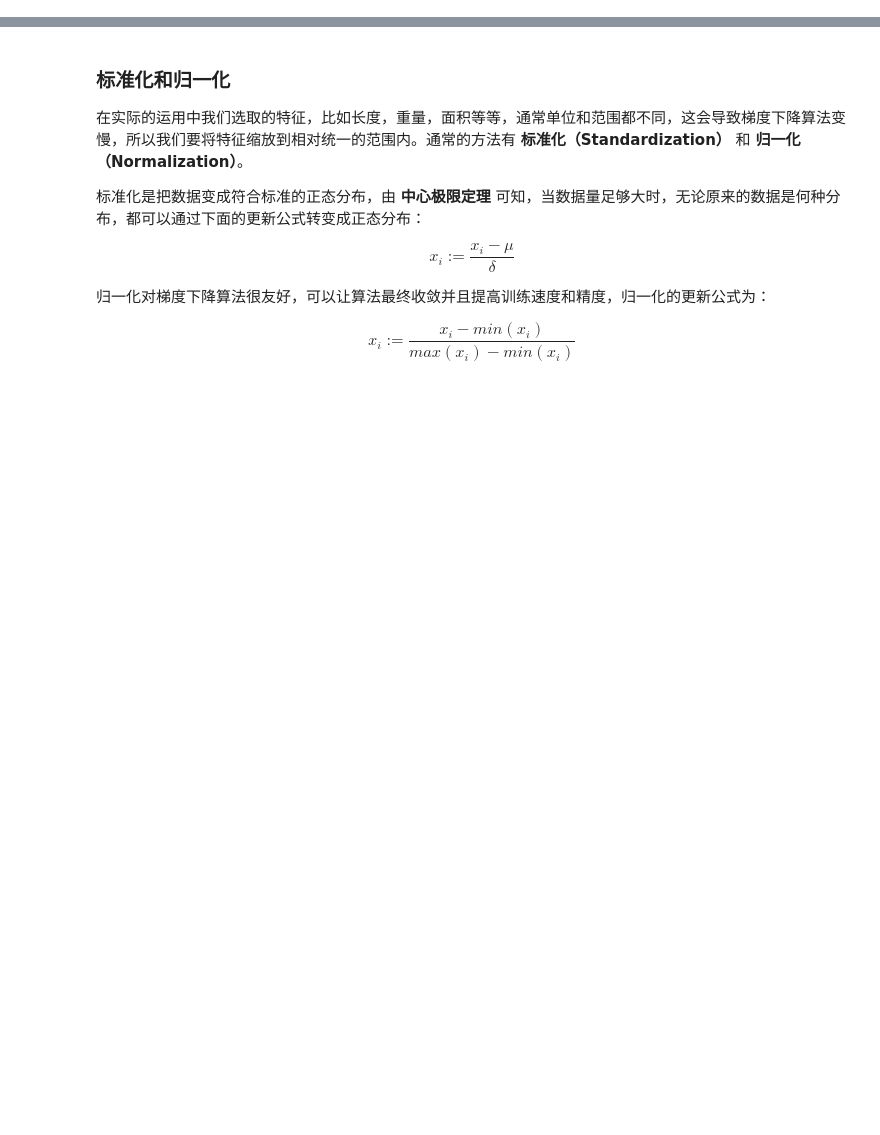
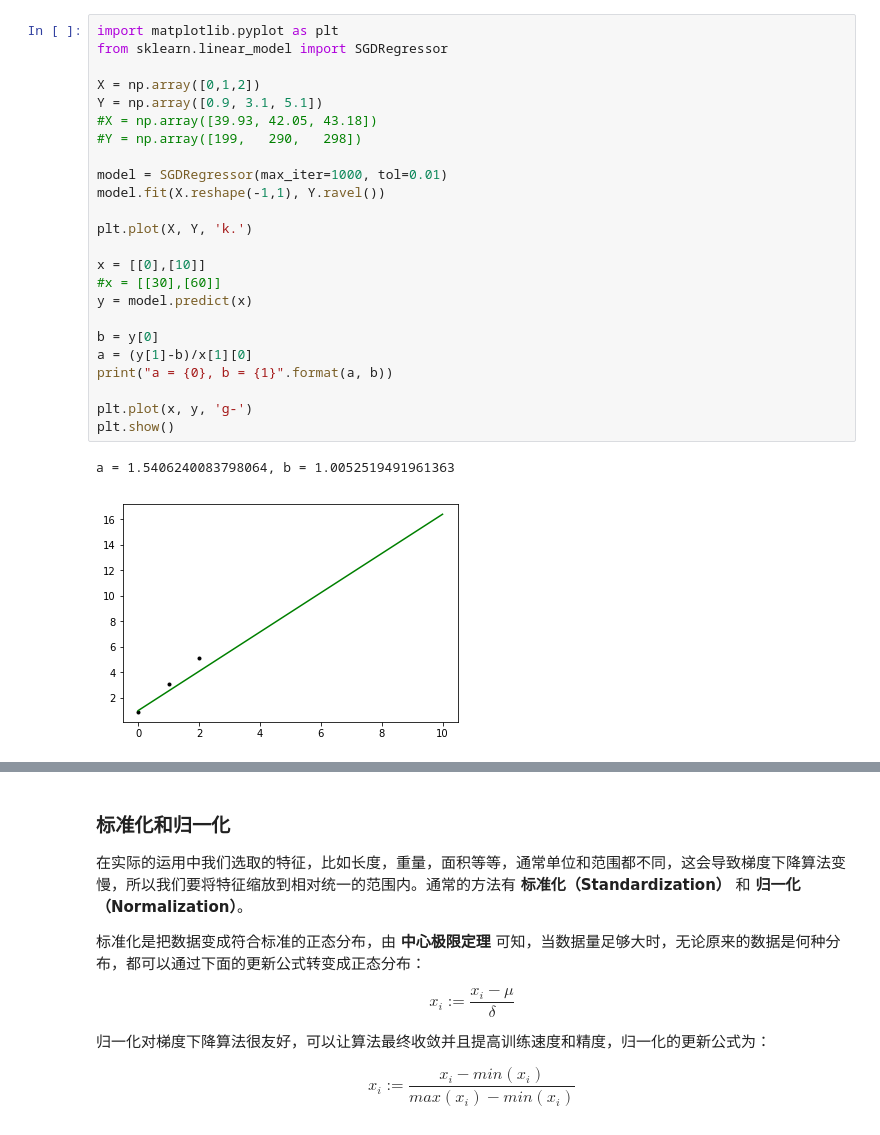
Before and after one commit to aneasystone/ml-notes, a Jupyter notebook: 回归/11. 利用梯度下降法解线性回归.ipynb, the cells around one changed output, grey strips where cells are left out. Cells and saved outputs as stored; diff of their text form; blank space fills up the shorter version.

```diff
--- a/回归/11. 利用梯度下降法解线性回归.ipynb
+++ b/回归/11. 利用梯度下降法解线性回归.ipynb
@@ -176,0 +182,27 @@ $$
+# %%
+import matplotlib.pyplot as plt
+from sklearn.linear_model import SGDRegressor
+
+X = np.array([0,1,2])
+Y = np.array([0.9, 3.1, 5.1])
+#X = np.array([39.93, 42.05, 43.18])
+#Y = np.array([199,   290,   298])
+
+model = SGDRegressor(max_iter=1000, tol=0.01)
+model.fit(X.reshape(-1,1), Y.ravel())
+
+plt.plot(X, Y, 'k.')
+
+x = [[0],[10]]
+#x = [[30],[60]]
+y = model.predict(x)
+
+b = y[0]
+a = (y[1]-b)/x[1][0]
+print("a = {0}, b = {1}".format(a, b))
+
+plt.plot(x, y, 'g-')
+plt.show()
+# %% [output]
+a = 1.5406240083798064, b = 1.0052519491961363
+[figure, added]
```
Also changed, not shown: parts of 25 cells of this notebook.
